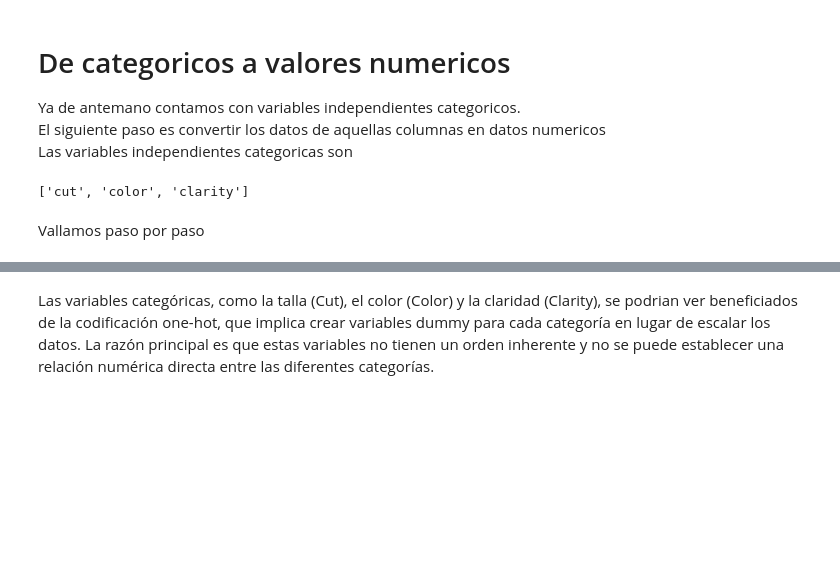
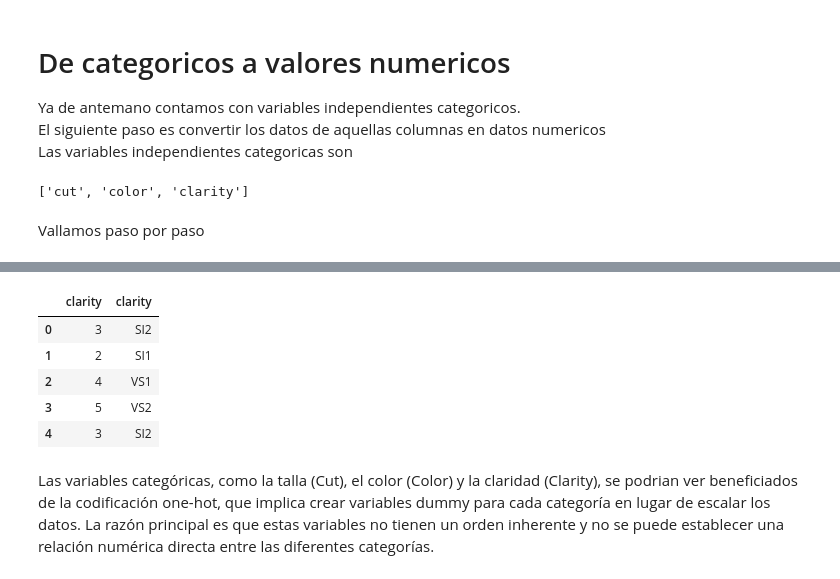
Before and after one commit to Lorenzomar4/ParadigmasDeProgramacionUnsam-tps, a Jupyter notebook: TP1.ipynb, the cells around one changed output, grey strips where cells are left out. Saved outputs shown, nothing was run; the diff lists cells and outputs as text; code cells hidden in the pictures; blank space fills up the shorter version.

```diff
--- a/TP1.ipynb
+++ b/TP1.ipynb
@@ -156,3 +175,12 @@ Vallamos paso por paso
+# %%
+algoPredicccion.deCategoricoANumerico('clarity')
+# %% [output]
+|  | clarity | clarity |
+| 0 | 3 | SI2 |
+| 1 | 2 | SI1 |
+| 2 | 4 | VS1 |
+| 3 | 5 | VS2 |
+| 4 | 3 | SI2 |
 # %% [markdown]
 Las variables categóricas, como la talla (Cut), el color (Color) y la claridad (Clarity), se podrian ver  beneficiados de la codificación one-hot, que implica crear variables dummy para cada categoría en lugar de escalar los datos. La razón principal es que estas variables no tienen un orden inherente y no se puede establecer una relación numérica directa entre las diferentes categorías.
 # %%
```
Also changed, not shown: parts of 16 cells of this notebook, 1 other file.
